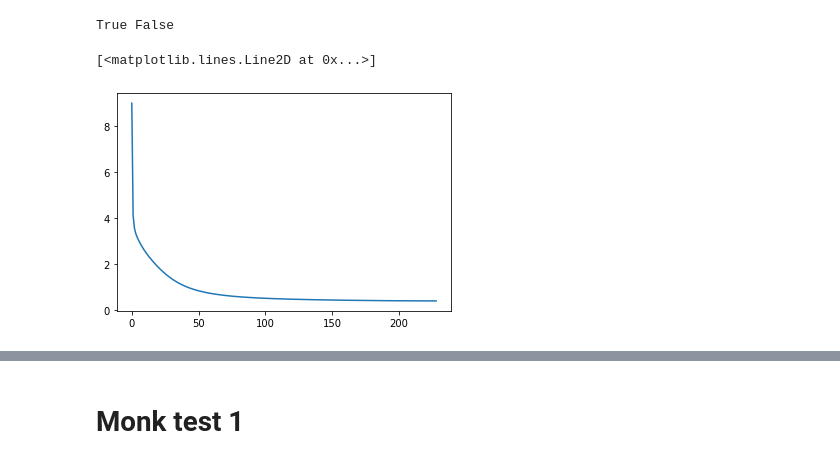
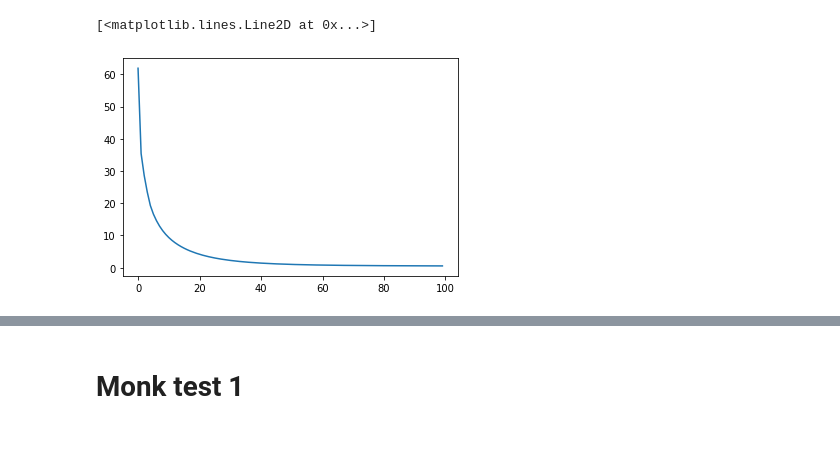
Before and after one commit to sd3ntato/ML-Project, a Jupyter notebook: MLP_Bias.ipynb, the cells around one changed output, grey strips where cells are left out. Drawn from its saved outputs; the diff is of its cells as text; code cells hidden in the pictures.

Commit message:
added complete training function ad polished some code.

```diff
--- a/MLP_Bias.ipynb
+++ b/MLP_Bias.ipynb
@@ -118,23 +28,15 @@ print( MSE(outs,ty))
-# %%
-max_epochs=300
-tresh=.1
-e = [None]*max_epochs
-
-for i in range(max_epochs):
-  stx, sty = shuffle(tx, ty)
-  n.batch_BP(stx,sty,1e-01, a=.001,l=0)
-  outs = [float(n.predict(u)) for u in tx]
-  e[i] = MSE(outs,ty)
-  if i>2 and ( e[i] < tresh or e[i]>e[i-1]):
-    print(e[i]-e[i-1] < 1e-04 , e[i] < tresh)
-    break
-  print(e[i])
-  clear_output(wait=True)
-
-plt.plot(e)
-# %% [output]
-True False
-[<matplotlib.lines.Line2D at 0x...>]
-[figure, removed]
+# %%
+e, _ = n.regression_train(tx, ty, 3e-02,
+  a=0,
+  l=0,
+  max_epochs =1000,
+  tresh=.01,
+  epoch_f=n.epoch_batch_BP,
+  measure_interval=10 )
+
+plt.plot(e)
+# %% [output]
+[<matplotlib.lines.Line2D at 0x...>]
+[figure, added]
 # %%
 plt.plot(tx,ty)
```
Also changed, not shown: parts of 5 cells of this notebook, 1 other file.
